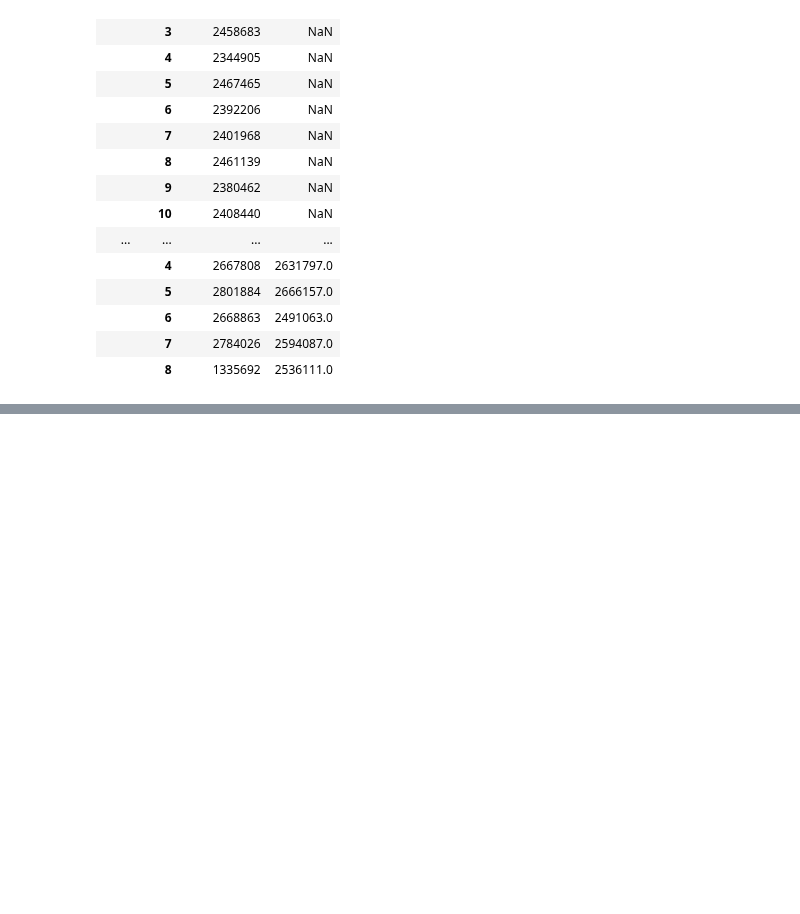
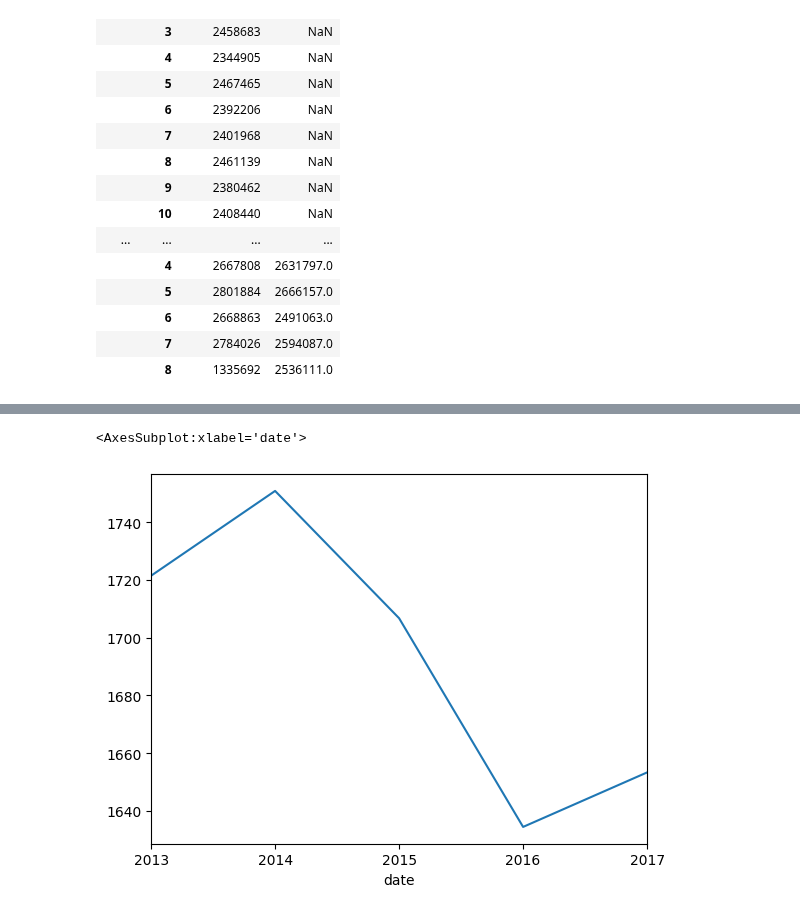
Before and after one commit to lingeshnafeax/DataScience, a Jupyter notebook: Numpy Pandas/DateTime.ipynb, the cells around one changed output, grey strips where cells are left out. Drawn from its saved outputs; the diff is of its cells as text; code cells hidden in the pictures; blank space fills up the shorter version.

```diff
--- a/Numpy Pandas/DateTime.ipynb
+++ b/Numpy Pandas/DateTime.ipynb
@@ -452,0 +515,5 @@ transaction44
+# %%
+df["transactions"].resample("Y").mean().plot()
+# %% [output]
+<AxesSubplot:xlabel='date'>
+[figure, added]
```
Also changed, not shown: parts of 11 cells of this notebook.
